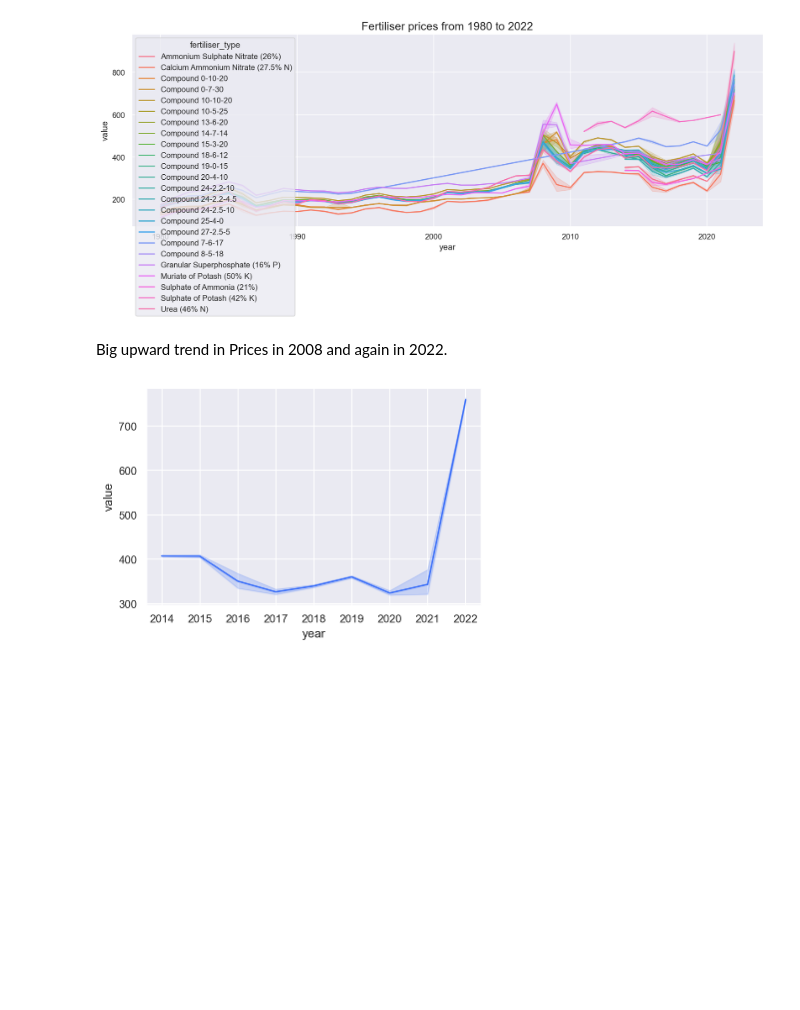
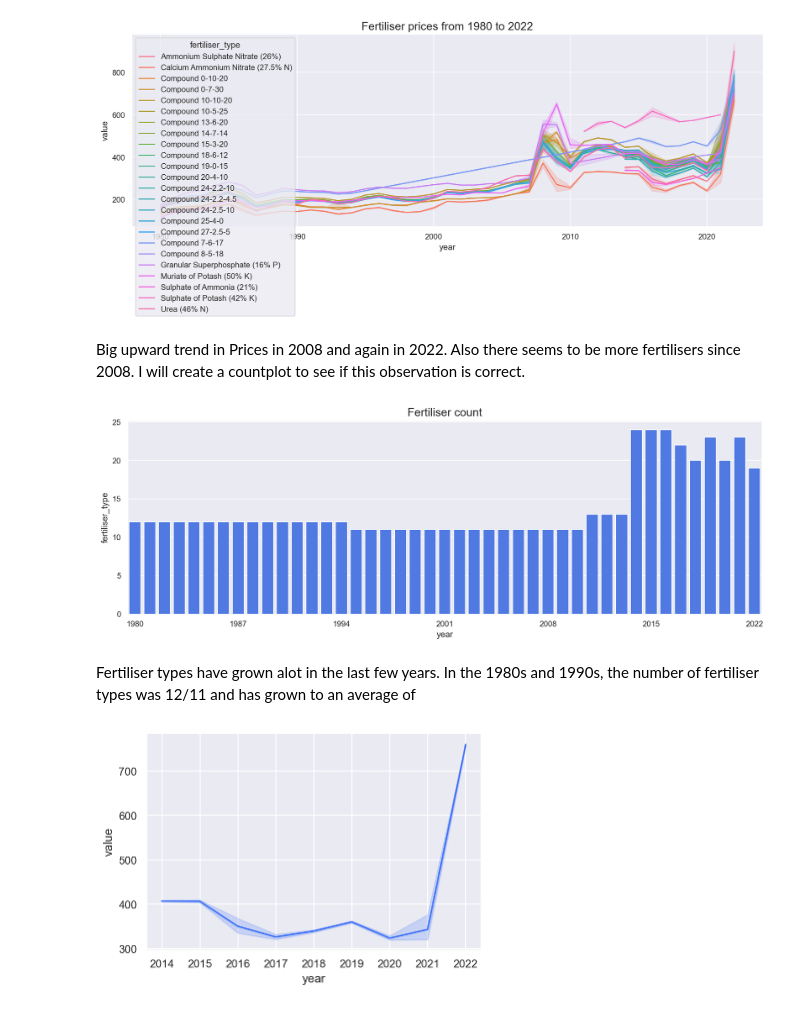
Before and after one commit to RitRa/Msc_CA2, a Jupyter notebook: notebooks/CA2 - Agriculture.ipynb, the cells around one changed output. Drawn from its saved outputs; the diff is of its cells as text; code cells hidden in the pictures; blank space fills up the shorter version.

```diff
--- a/notebooks/CA2 - Agriculture.ipynb
+++ b/notebooks/CA2 - Agriculture.ipynb
@@ -674,7 +709,38 @@ plt.show();
 # %% [output]
 [figure]
 # %% [markdown]
-Big upward trend in Prices in 2008 and again in 2022.
+Big upward trend in Prices in 2008 and again in 2022. Also there seems to be more fertilisers since 2008. I will create a countplot to see if this observation is correct.
+# %%
+#drop na values
+df_fertiliser_count= df_fertiliser.dropna()
+#grouping by year and counting the fertiliser types for each year
+df_fertiliser_count = df_fertiliser_count.groupby('year').fertiliser_type.nunique().reset_index()
+#df_fertiliser_count
+# %%
+#set to seaborn
+sns.set()
+#palette
+sns.set_palette('rainbow');
+#plot size
+plt.figure(figsize=(16, 5));
+
+# bar plot of the count of fertilisers by year
+ax = sns.barplot(x="year", y="fertiliser_type", data=df_fertiliser_count, color='#386EFA');
+
+#styling
+temp = ax.xaxis.get_ticklabels()
+#skip every 7th label, it was over crowded
+temp = list(set(temp) - set(temp[::7]))
+for label in temp:
+    label.set_visible(False)
+
+#title
+plt.title("Fertiliser count", fontsize = 16);
+plt.show();
+# %% [output]
+[figure, added]
+# %% [markdown]
+Fertiliser types have grown alot in the last few years. In the 1980s and 1990s, the number of fertiliser types was 12/11 and has grown to an average of
 # %%
 #looking at a specific variable
 x_cat = df_fertiliser[df_fertiliser['fertiliser_type']=='Compound 25-4-0']
```
Also changed, not shown: parts of 92 cells of this notebook, 12 other files.
